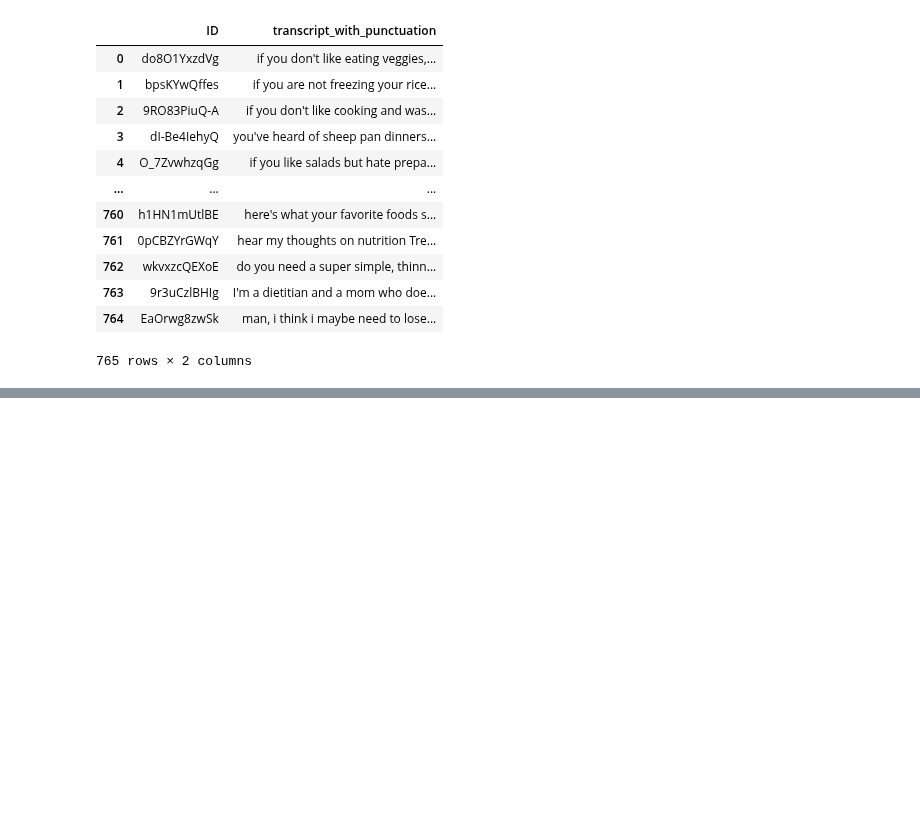
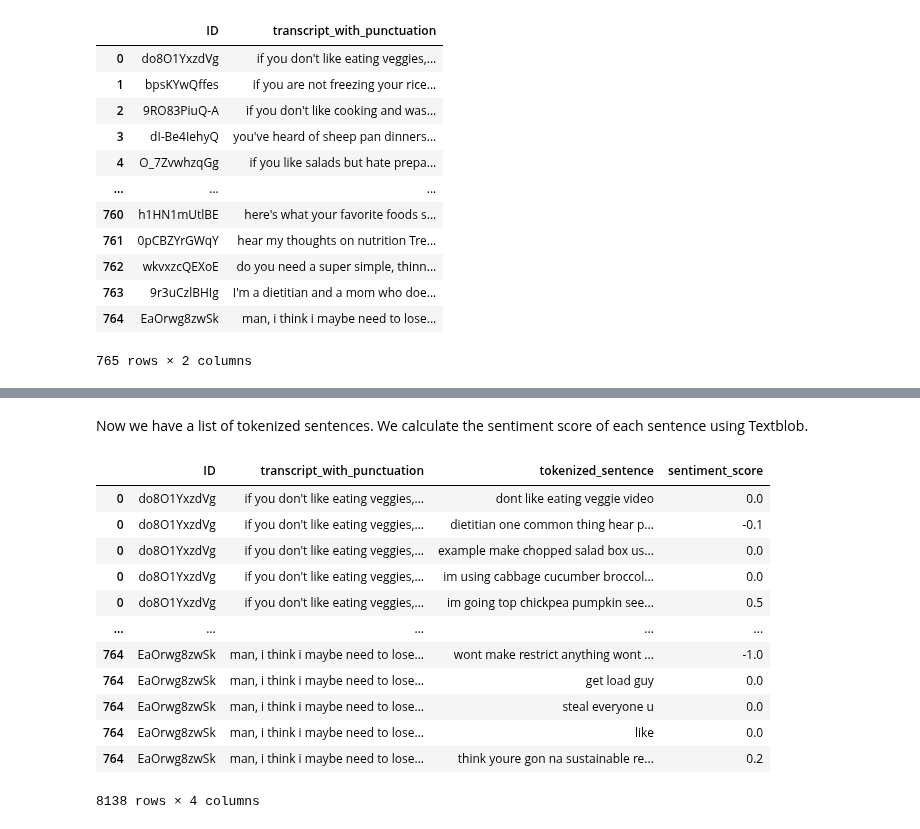
Before and after one commit to rileybaerg/TruthTube, a Jupyter notebook: sentence-token.ipynb, the cells around one changed output, grey strips where cells are left out. Cells and saved outputs as stored; diff of their text form; code cells hidden in the pictures; blank space fills up the shorter version.

```diff
--- a/sentence-token.ipynb
+++ b/sentence-token.ipynb
@@ -276,0 +362,27 @@ infotranscripts_df
+# %% [markdown]
+Now we have a list of tokenized sentences. We calculate the sentiment score of each sentence using Textblob.
+# %%
+from textblob import TextBlob #!pip install textblob
+
+def calculate_sentiment_score(text):
+  # Text is now a single sentence (not a list)
+  blob = TextBlob(text)
+  return blob.sentiment.polarity
+
+# Assuming the exploded dataframe is in 'exploded_df'
+infotranscripts_df['sentiment_score'] = infotranscripts_df['tokenized_sentence'].apply(calculate_sentiment_score)
+infotranscripts_df
+# %% [output]
+|  | ID | transcript_with_punctuation | tokenized_sentence | sentiment_score |
+| 0 | do8O1YxzdVg | if you don't like eating veggies,... | dont like eating veggie video | 0.0 |
+| 0 | do8O1YxzdVg | if you don't like eating veggies,... | dietitian one common thing hear p... | -0.1 |
+| 0 | do8O1YxzdVg | if you don't like eating veggies,... | example make chopped salad box us... | 0.0 |
+| 0 | do8O1YxzdVg | if you don't like eating veggies,... | im using cabbage cucumber broccol... | 0.0 |
+| 0 | do8O1YxzdVg | if you don't like eating veggies,... | im going top chickpea pumpkin see... | 0.5 |
+| ... | ... | ... | ... | ... |
+| 764 | EaOrwg8zwSk | man, i think i maybe need to lose... | wont make restrict anything wont ... | -1.0 |
+| 764 | EaOrwg8zwSk | man, i think i maybe need to lose... | get load guy | 0.0 |
+| 764 | EaOrwg8zwSk | man, i think i maybe need to lose... | steal everyone u | 0.0 |
+| 764 | EaOrwg8zwSk | man, i think i maybe need to lose... | like | 0.0 |
+| 764 | EaOrwg8zwSk | man, i think i maybe need to lose... | think youre gon na sustainable re... | 0.2 |
+8138 rows × 4 columns
```
Also changed, not shown: parts of 17 cells of this notebook.
